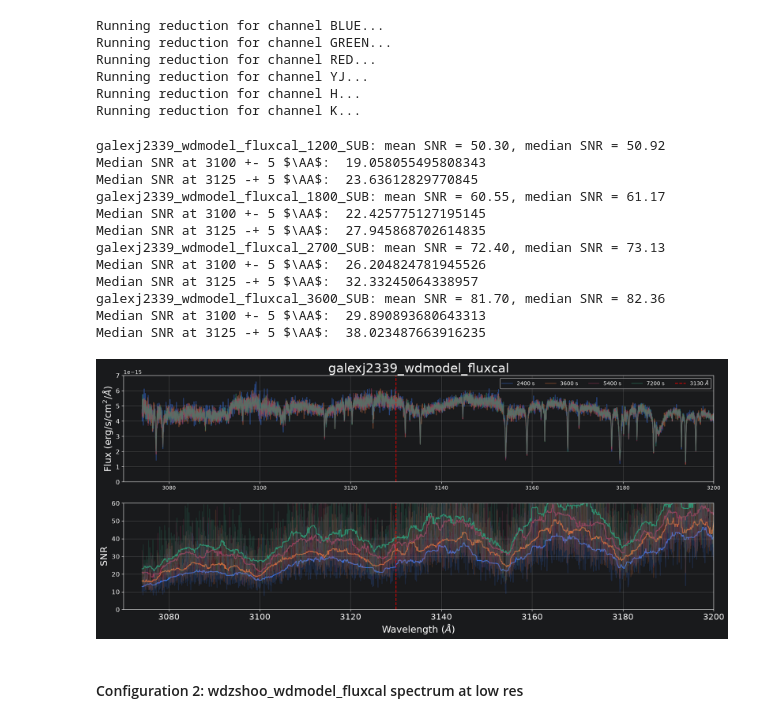
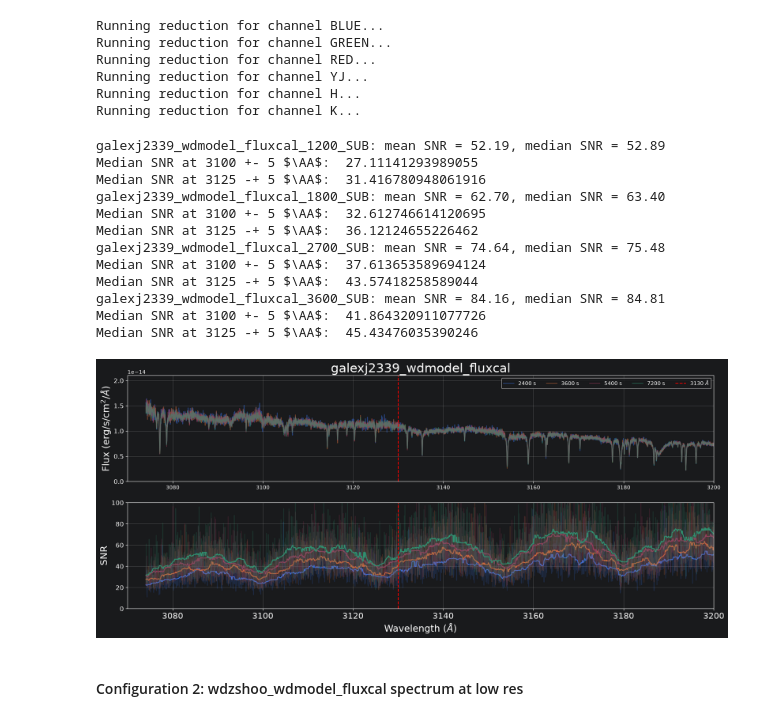
Before and after one commit to CaltechOpticalObservatories/zs-scopesim, a Jupyter notebook: notebooks/03_White_dwarf.ipynb, the cells around one changed output. Saved outputs shown, nothing was run; the diff lists cells and outputs as text; code cells hidden in the pictures.

```diff
--- a/notebooks/03_White_dwarf.ipynb
+++ b/notebooks/03_White_dwarf.ipynb
@@ -289,7 +289,7 @@ update_params_and_observe(standard): 74.1 s
 # %%
 from zs_scopesim_tools.helpers import subtract_hduls
 
-for exptime in [2700, 3600]:
+for exptime in [1200, 1800, 2700, 3600]:
     #sky
     sky_hduls, _ = update_params_and_observe(object_name=f"sky_{exptime}", imagetype="SKY", source=None, exptimes=exptime, output_dir=output_dir, **args)
 
@@ -372,48 +369,48 @@ obj = list(sources.keys())[0]
 for i,exptime in enumerate([1200, 1800, 2700, 3600]):
     objname = f"{obj}_{exptime}_SUB"
     flname = sorted(REDUCED_DIR.glob(f'*{objname.upper()}*stitched.txt'))[0]
     with open(flname, 'r', encoding='utf-8') as f:
         tbl = pd.read_csv(f, sep='\t', comment='# ', engine='python')
         wave = tbl['wavelength']
         spec = tbl['flux']
         sig = tbl['eflux']
         snr = spec/sig
         good = np.isfinite(snr)
         print(f"{objname}: mean SNR = {np.mean(snr[good]):.2f}, "
               f"median SNR = {np.median(snr[good]):.2f}")
 
         sel1 = (wave > 3100-5) & (wave < 3100+5)
         print(r'Median SNR at 3100 +- 5 $\AA$: ', np.nanmedian(snr[sel1]))
         sel2 = (wave > 3125-5) & (wave < 3125+5)
         print(r'Median SNR at 3125 -+ 5 $\AA$: ', np.nanmedian(snr[sel2]))
         ax[0].plot(wave, spec, alpha=0.5, color=f"C{i}", label=str(2*exptime)+' s')
         # ax[0].plot(wave, median_filter(spec, 51), label=str(2*exptime), color=f"C{i}")
         ax[1].plot(wave, snr, alpha=0.2, color=f"C{i}")
         ax[1].plot(wave, median_filter(snr , 51), label=str(2*exptime), color=f"C{i}")
 
 ax[0].set_title(obj, fontsize=24)
 ax[0].axvline(3130, color='red', ls='--', label='3130 $\AA$')
 ax[1].axvline(3130, color='red', ls='--')
 ax[0].set_xlim(3070, 3200)
 ax[1].set_xlim(3070, 3200)
-ax[0].set_ylim(0, 0.7e-14)
-ax[1].set_ylim(0, 60)
+ax[0].set_ylim(0, 0.21e-13)
+ax[1].set_ylim(0, 100)
 ax[0].legend(ncol=5)
 plt.show()
 # %% [output]
-galexj2339_wdmodel_fluxcal_1200_SUB: mean SNR = 50.30, median SNR = 50.92
-Median SNR at 3100 +- 5 $\AA$:  19.058055495808343
-Median SNR at 3125 -+ 5 $\AA$:  23.63612829770845
-galexj2339_wdmodel_fluxcal_1800_SUB: mean SNR = 60.55, median SNR = 61.17
-Median SNR at 3100 +- 5 $\AA$:  22.425775127195145
-Median SNR at 3125 -+ 5 $\AA$:  27.945868702614835
-galexj2339_wdmodel_fluxcal_2700_SUB: mean SNR = 72.40, median SNR = 73.13
-Median SNR at 3100 +- 5 $\AA$:  26.204824781945526
-Median SNR at 3125 -+ 5 $\AA$:  32.33245064338957
-galexj2339_wdmodel_fluxcal_3600_SUB: mean SNR = 81.70, median SNR = 82.36
-Median SNR at 3100 +- 5 $\AA$:  29.890893680643313
-Median SNR at 3125 -+ 5 $\AA$:  38.023487663916235
+galexj2339_wdmodel_fluxcal_1200_SUB: mean SNR = 52.19, median SNR = 52.89
+Median SNR at 3100 +- 5 $\AA$:  27.11141293989055
+Median SNR at 3125 -+ 5 $\AA$:  31.416780948061916
+galexj2339_wdmodel_fluxcal_1800_SUB: mean SNR = 62.70, median SNR = 63.40
+Median SNR at 3100 +- 5 $\AA$:  32.612746614120695
+Median SNR at 3125 -+ 5 $\AA$:  36.12124655226462
+galexj2339_wdmodel_fluxcal_2700_SUB: mean SNR = 74.64, median SNR = 75.48
+Median SNR at 3100 +- 5 $\AA$:  37.613653589694124
+Median SNR at 3125 -+ 5 $\AA$:  43.57418258589044
+galexj2339_wdmodel_fluxcal_3600_SUB: mean SNR = 84.16, median SNR = 84.81
+Median SNR at 3100 +- 5 $\AA$:  41.864320911077726
+Median SNR at 3125 -+ 5 $\AA$:  45.43476035390246
-[figure, old version]
+[figure, new version]
 # %% [markdown]
 #### Configuration 2: wdzshoo_wdmodel_fluxcal spectrum at low res
 # %%
```
Also changed, not shown: parts of 1 cell of this notebook, 1 other file.
